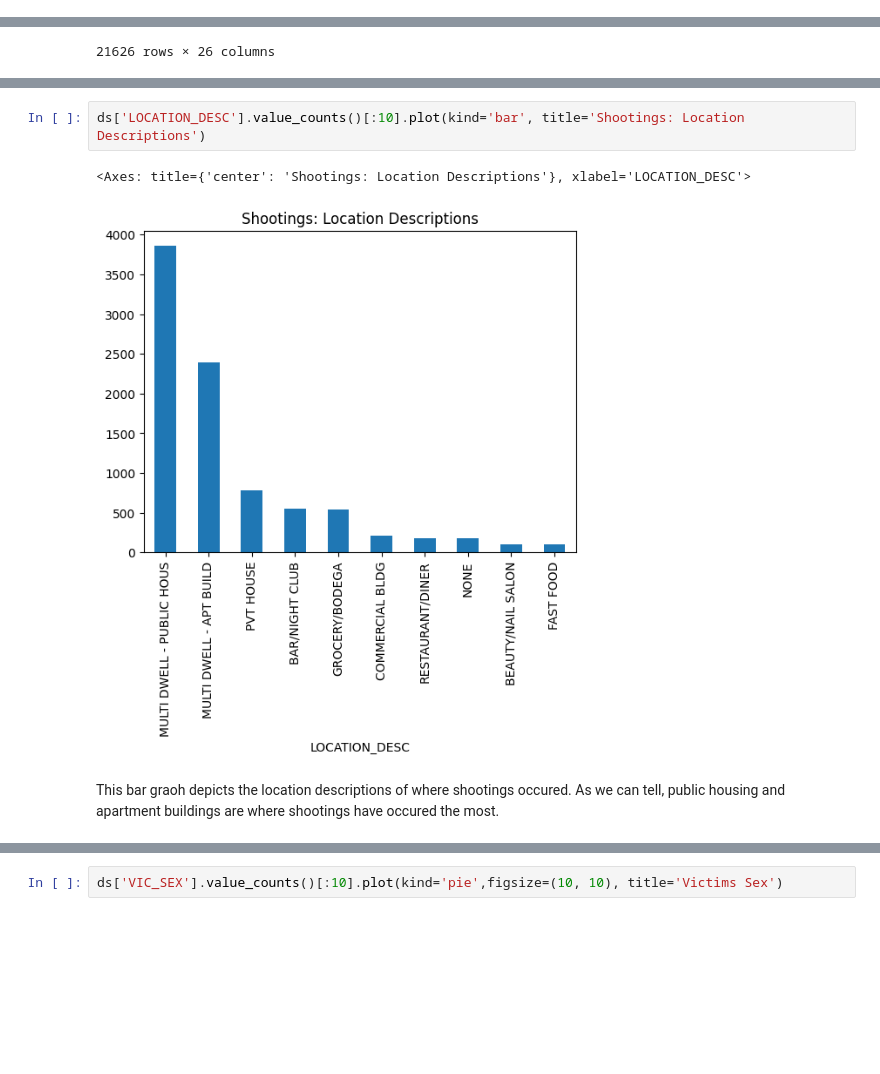
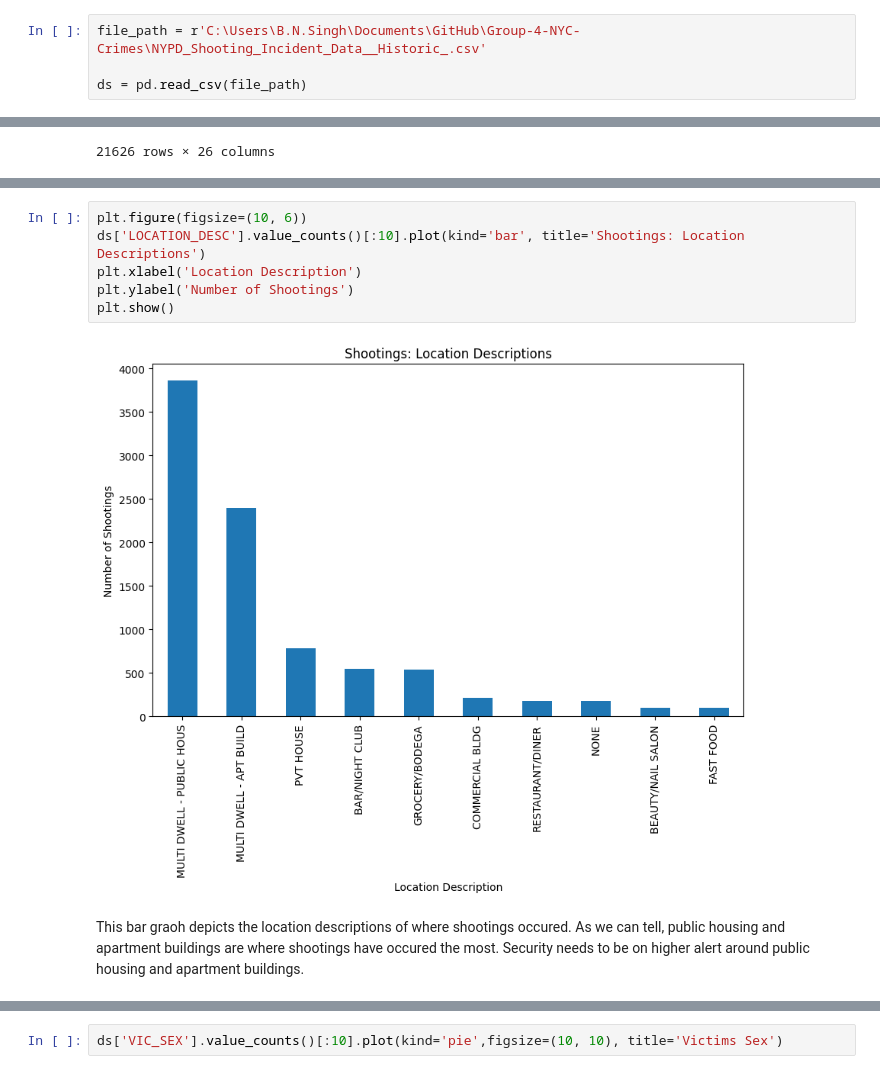
Before and after one commit to ENGL-3844-Writing-with-LLMs/Group-4-NYC-Crimes, a Jupyter notebook: eda.ipynb, the cells around one changed output, grey strips where cells are left out. Drawn from its saved outputs; the diff is of its cells as text; blank space fills up the shorter version.

```diff
--- a/models/eda.ipynb
+++ b/eda.ipynb
@@ -7,3 +5,7 @@ ds = pd.read_csv('../NYPD_Shooting_Incident_Data__Historic_.csv')
+# %%
+file_path = r'C:\Users\B.N.Singh\Documents\GitHub\Group-4-NYC-Crimes\NYPD_Shooting_Incident_Data__Historic_.csv'
+
+ds = pd.read_csv(file_path)
 # %%
 ds['date'] = pd.to_datetime(ds['OCCUR_DATE'])
 ds['year'] = ds['date'].dt.year
@@ -38,8 +43,11 @@ This graph shows the occuring shootings in each of the boroughs in NYC. This gra
 # %%
+plt.figure(figsize=(10, 6))
 ds['LOCATION_DESC'].value_counts()[:10].plot(kind='bar', title='Shootings: Location Descriptions')
+plt.xlabel('Location Description')
+plt.ylabel('Number of Shootings')
+plt.show()
 # %% [output]
-<Axes: title={'center': 'Shootings: Location Descriptions'}, xlabel='LOCATION_DESC'>
-[figure, old version]
+[figure, new version]
 # %% [markdown]
-This bar graoh depicts the location descriptions of where shootings occured. As we can tell, public housing and apartment buildings are where shootings have occured the most.
+This bar graoh depicts the location descriptions of where shootings occured. As we can tell, public housing and apartment buildings are where shootings have occured the most. Security needs to be on higher alert around public housing and apartment buildings.
 # %%
```
Also changed, not shown: parts of 27 cells of this notebook, 2 other files.
